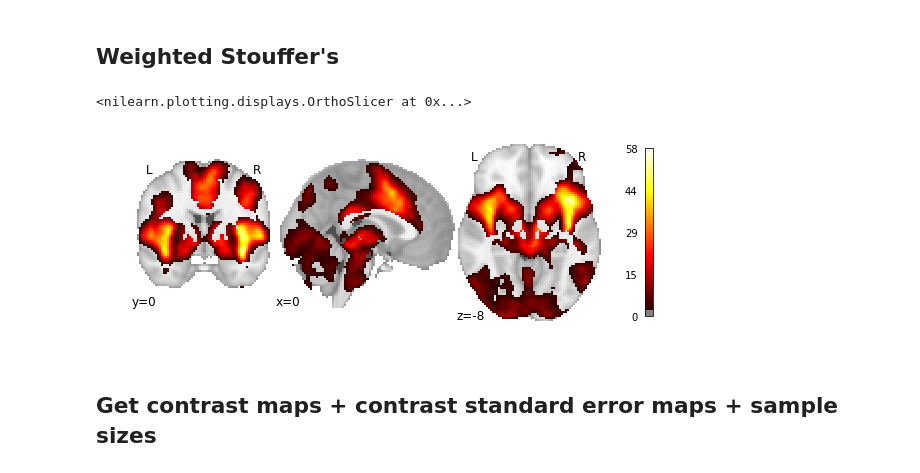
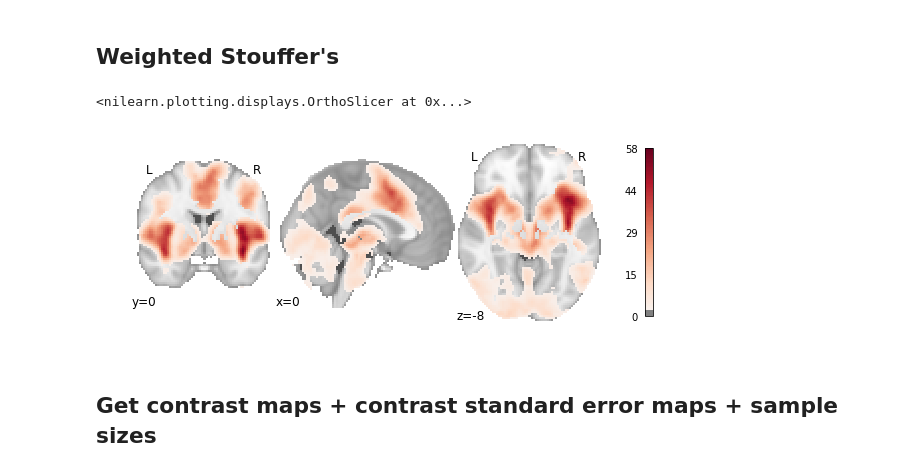
Before and after one commit to neurostuff/NiMARE, a Jupyter notebook: examples/nidm_pain_meta-analyses.ipynb, the cells around one changed output. Drawn from its saved outputs; the diff is of its cells as text; code cells hidden in the pictures.

```diff
--- a/examples/nidm_pain_meta-analyses.ipynb
+++ b/examples/nidm_pain_meta-analyses.ipynb
@@ -131,10 +135,11 @@ sample_sizes = np.array(ns)
 # %%
 result = weighted_stouffers(z_data, sample_sizes, mask_img)
 plot_stat_map(result.images['log_p'], threshold=logp_thresh,
-              cut_coords=[0, 0, -8], draw_cross=False)
+              cut_coords=[0, 0, -8], draw_cross=False,
+              cmap='RdBu_r')
 # %% [output]
 <nilearn.plotting.displays.OrthoSlicer at 0x...>
-[figure, old version]
+[figure, new version]
 # %% [markdown]
 ## Get contrast maps + contrast standard error maps + sample sizes
 # %%
```
Also changed, not shown: parts of 17 cells of this notebook, 8 other files.
